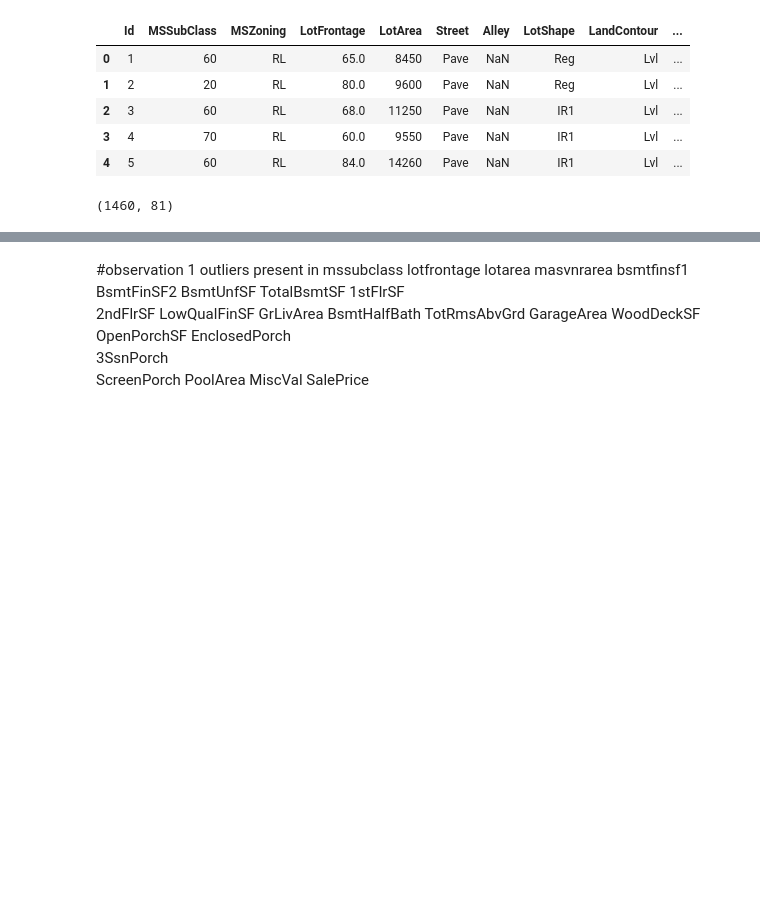
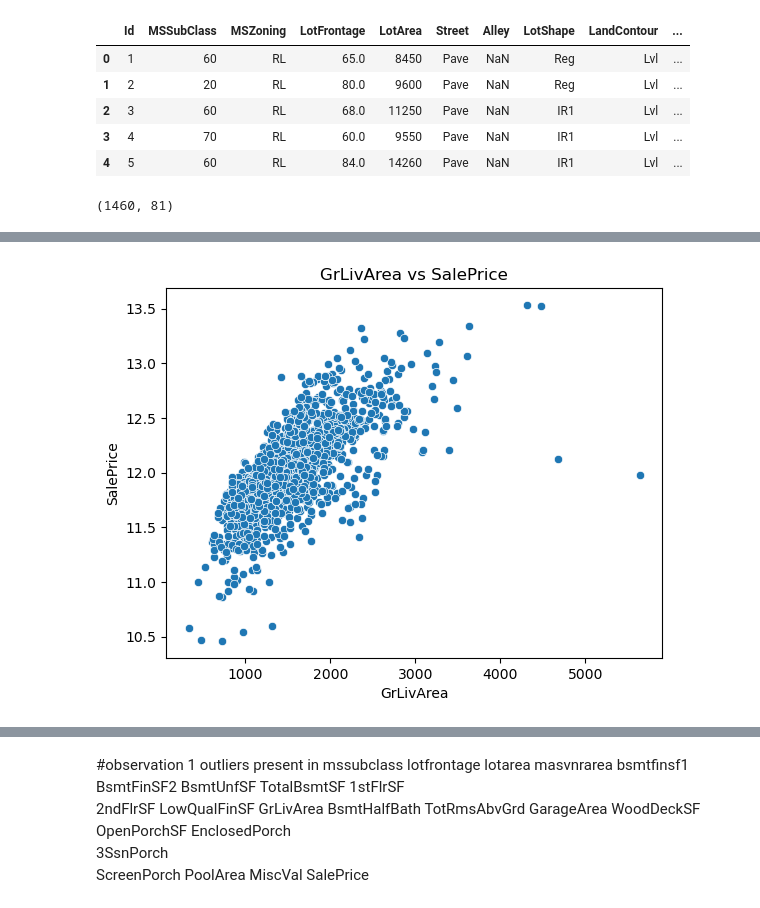
Before and after one commit to karthik-009g/HousePrice_Prediction, a Jupyter notebook: HousePrice_Prediction.ipynb, the cells around one changed output, grey strips where cells are left out. Cells and saved outputs as stored; diff of their text form; code cells hidden in the pictures; blank space fills up the shorter version.

```diff
--- a/HousePrice_Prediction.ipynb
+++ b/HousePrice_Prediction.ipynb
@@ -34,0 +126,10 @@ df.describe()
+# %%
+#top correlated features are OverallQual      0.817185
+#GrLivArea        0.700927
+#GarageCars       0.680625
+#so now analyse them against the target
+sns.scatterplot(x = df['GrLivArea'], y = df['SalePrice'])
+plt.title('GrLivArea vs SalePrice')
+plt.show()
+# %% [output]
+[figure, added]
```
Also changed, not shown: parts of 21 cells of this notebook.
